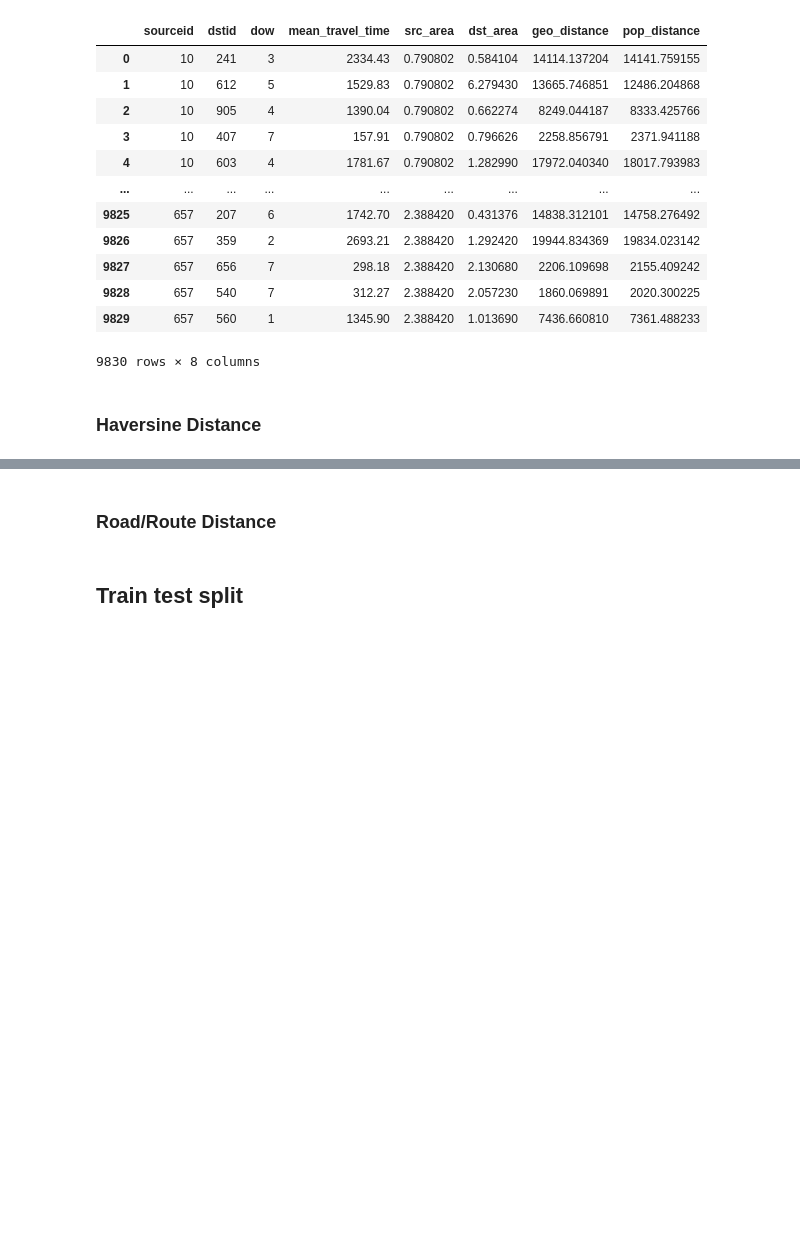
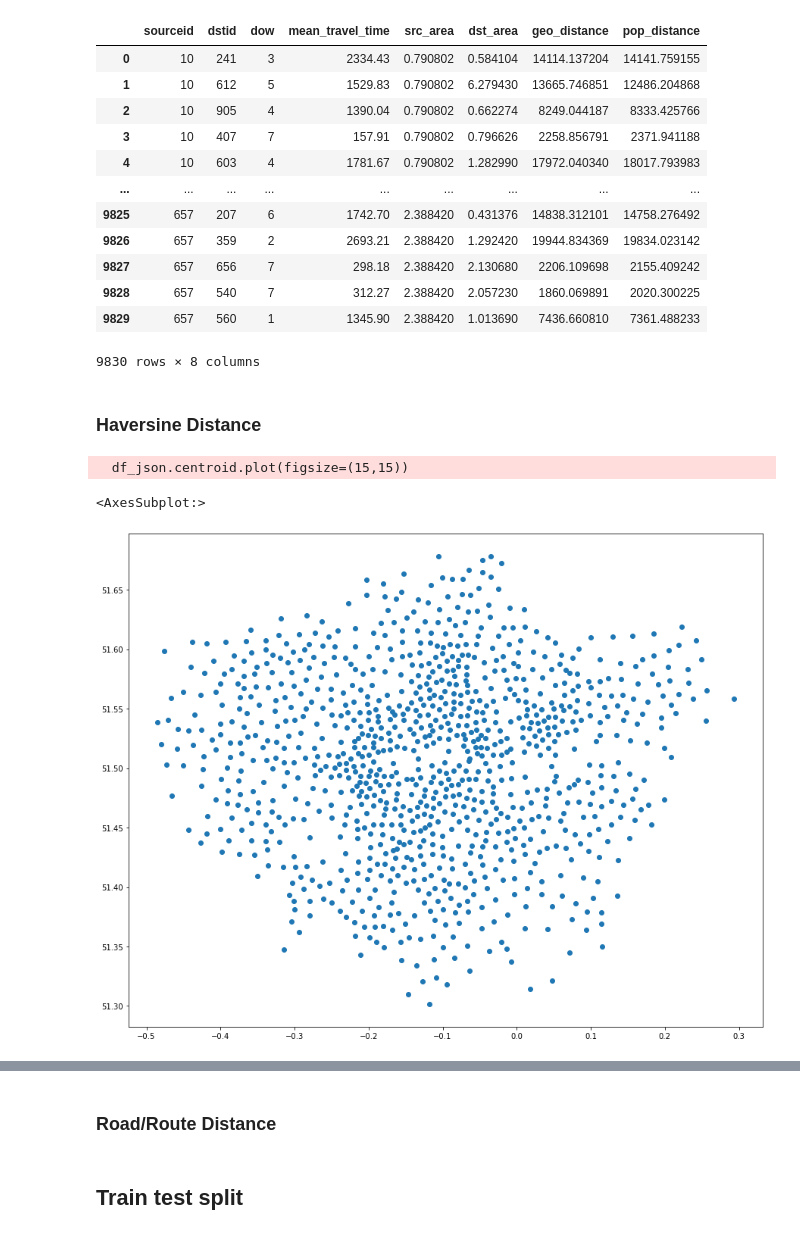
Before and after one commit to aliyusifov99/mec-ds-competition, a Jupyter notebook: Elnur/model-orderly.ipynb, the cells around one changed output, grey strips where cells are left out. Cells and saved outputs as stored; diff of their text form; code cells hidden in the pictures; blank space fills up the shorter version.

```diff
--- a/Elnur/model-orderly.ipynb
+++ b/Elnur/model-orderly.ipynb
@@ -221,3 +222,9 @@ df_train
 9830 rows × 8 columns
 # %% [markdown]
 ### Haversine Distance
+# %%
+df_json.centroid.plot(figsize=(15,15))
+# %% [output]
+  df_json.centroid.plot(figsize=(15,15))
+<AxesSubplot:>
+[figure, added]
```
Also changed, not shown: parts of 7 cells of this notebook.
